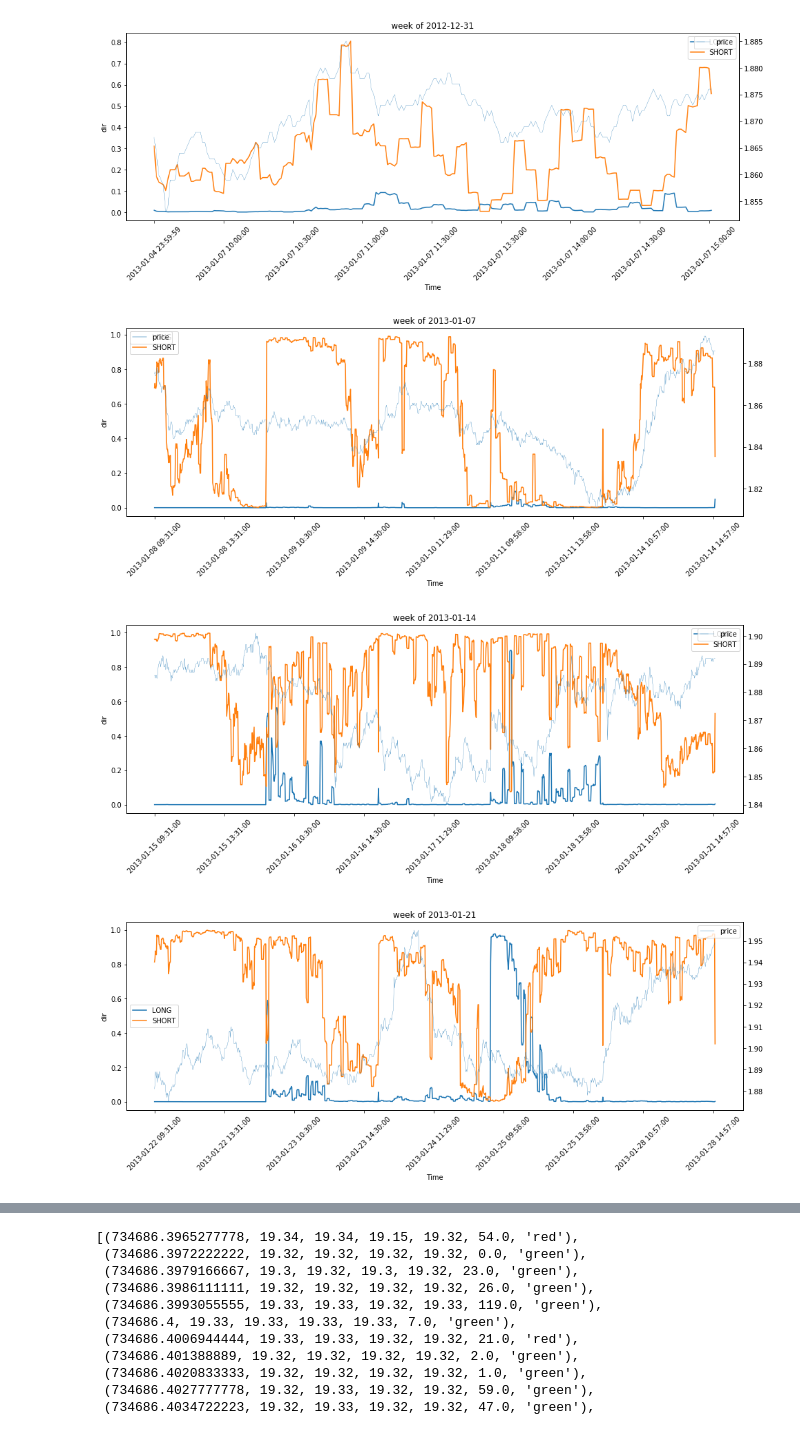
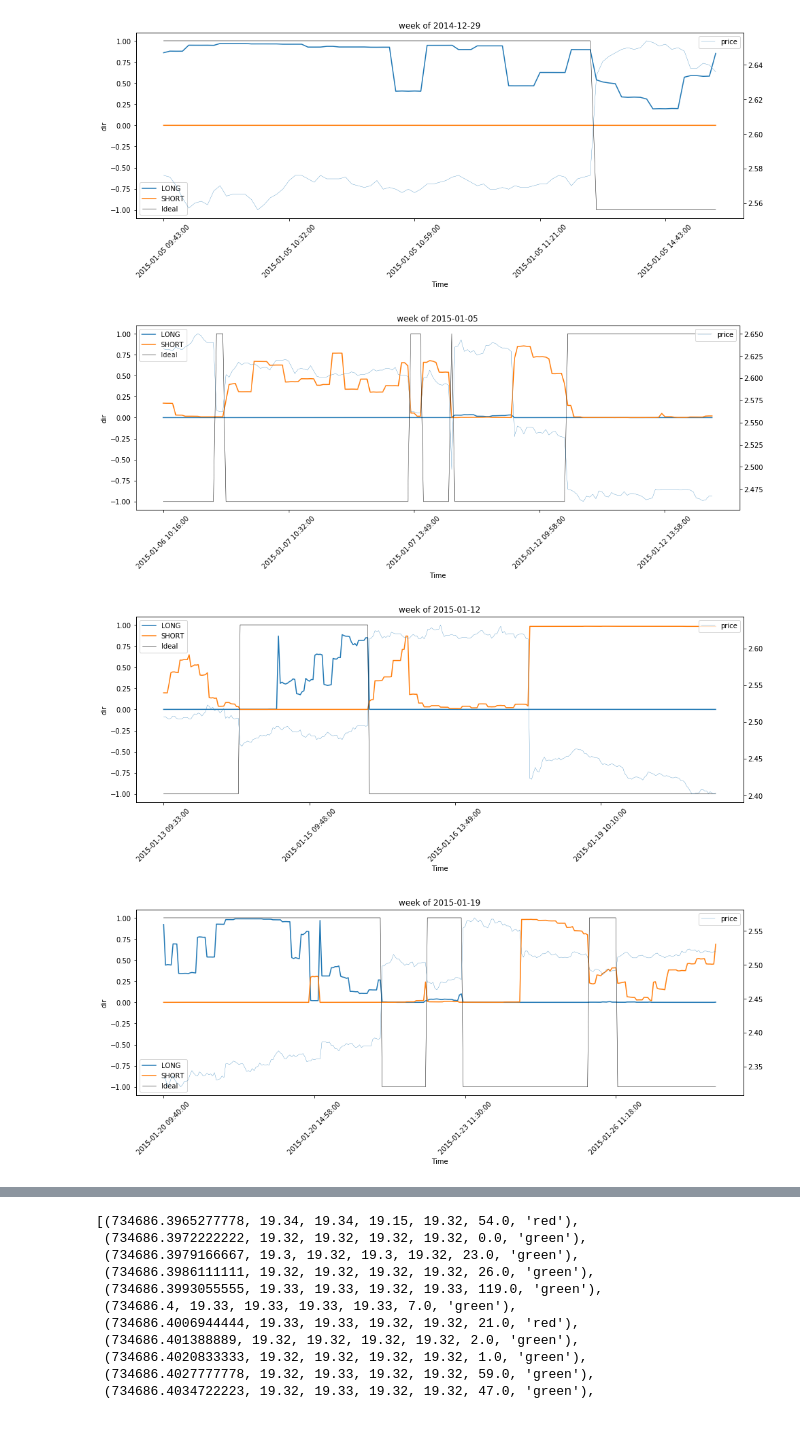
Before and after one commit to syscheme/HyperPixiu, a Jupyter notebook: notebooks/plotAdvDir.ipynb, the cells around one changed output, grey strips where cells are left out. Saved outputs shown, nothing was run; the diff lists cells and outputs as text; code cells hidden in the pictures.

Commit message:
plot dirIdeal

```diff
--- a/notebooks/plotAdvDir.ipynb
+++ b/notebooks/plotAdvDir.ipynb
@@ -5,9 +5,14 @@ import plotly as py
 # %%
 #grep TAdv SH510050_P7956.tcsv |sed 's/^.*TAdv,//g' > TAdv.csv
-srcdatahome = 'd:/workspace.t3600/HyperPixiu/out/sim_offline'
+# srcdatahome = 'd:/workspace.t3600/HyperPixiu/out/sim_offline'
+srcdatahome = 'd:/wkspaces/HyperPixiu/tmp'
 # dfSample = pd.read_csv(srcdatahome + '/SH510050.csv.bz2', names=['date','time','open','high','low','close','volume','amount'], compression='bz2', error_bad_lines=False)
-dfSample = pd.read_csv(srcdatahome + '/TAdv.csv', error_bad_lines=False)
-# del dfSample['symbol']
+dfSample = pd.read_csv(srcdatahome + '/TAdv_Cnn1D2015.csv', error_bad_lines=False)
+dfSample.set_index('datetime', inplace = True)
+dfIdeal = pd.read_csv(srcdatahome + '/TAdv_ideal2015.csv', error_bad_lines=False)
+dfIdeal.set_index('datetime', inplace = True)
+# dfIdeal['idlNONE'], dfIdeal['idlLONG'], dfIdeal['idlSHORT'] = dfIdeal['dirNONE'], dfIdeal['dirLONG'], dfIdeal['dirSHORT']
+dfIdeal['idlDIR']= dfIdeal[['dirNONE', 'dirLONG','dirSHORT']].apply(lambda x: x[1]-x[2], axis=1)
 del dfSample['exchange']
-dfSample.set_index('datetime', inplace = True)
-# dfSample
+dfSample = pd.merge(dfSample, dfIdeal[['idlDIR']], left_index=True, right_index=True)
+dfSample
@@ -19,7 +44,7 @@ import warnings; warnings.simplefilter('ignore')
 # import seaborn as sns; sns.set()
 get_ipython().magic(u'matplotlib inline')
 # %%
-dfPlot =dfSample[['price','dirLONG','dirSHORT']]
+dfPlot =dfSample[['price','dirLONG','dirSHORT','idlDIR']]
 dfPlot['date'] = [ x[:x.index(' ')] for x in dfPlot.index]
 dfPlot['time'] = [ x[x.index(' '):] for x in dfPlot.index]
 # bydate = dfPlot.groupby(['date'])
@@ -52,33 +74,35 @@ for i in bydate.nunique().index:
 # %%
 for d in bydate.nunique().index:
     dataToPlot =bydate.get_group(d)
     # dataToPlot.set_index('time', inplace = True)
 
     fig, ax = plt.subplots(figsize=(16,10))
     fig.subplots_adjust(bottom=0.5)
 
     # plt.plot(dfPlot, lw=1.5)
     plt.plot(dataToPlot['dirLONG'], lw=1.5, label='LONG')
     plt.legend(loc=0)
     plt.plot(dataToPlot['dirSHORT'], lw=1.5, label='SHORT')
+    plt.legend(loc=0)
+    plt.plot(dataToPlot['idlDIR'], lw=0.5, color='black',label='Ideal')
     plt.legend(loc=0)
     plt.ylabel('dir')
 
     # plt.grid(True)
     plt.axis('tight')
     plt.xticks(rotation=45)
     plt.xlabel('Time')
     plt.title('week of %s' % d.strftime('%Y-%m-%d'))
 
     # the right Y
     ax2 = ax.twinx()
     plt.plot(dataToPlot['price'], lw=0.3, label='price')
     plt.legend(loc=0)
 
-    ax.xaxis.set_major_locator(ticker.MaxNLocator(10)) #共10个刻度
+    ax.xaxis.set_major_locator(ticker.MaxNLocator(5)) #共10个刻度
     plt.show()
 # %% [output]
-[figure, old version]
+[figure, new version]
-[figure, old version]
+[figure, new version]
-[figure, old version]
+[figure, new version]
-[figure, old version]
+[figure, new version]
```
Also changed, not shown: parts of 4 cells of this notebook.
